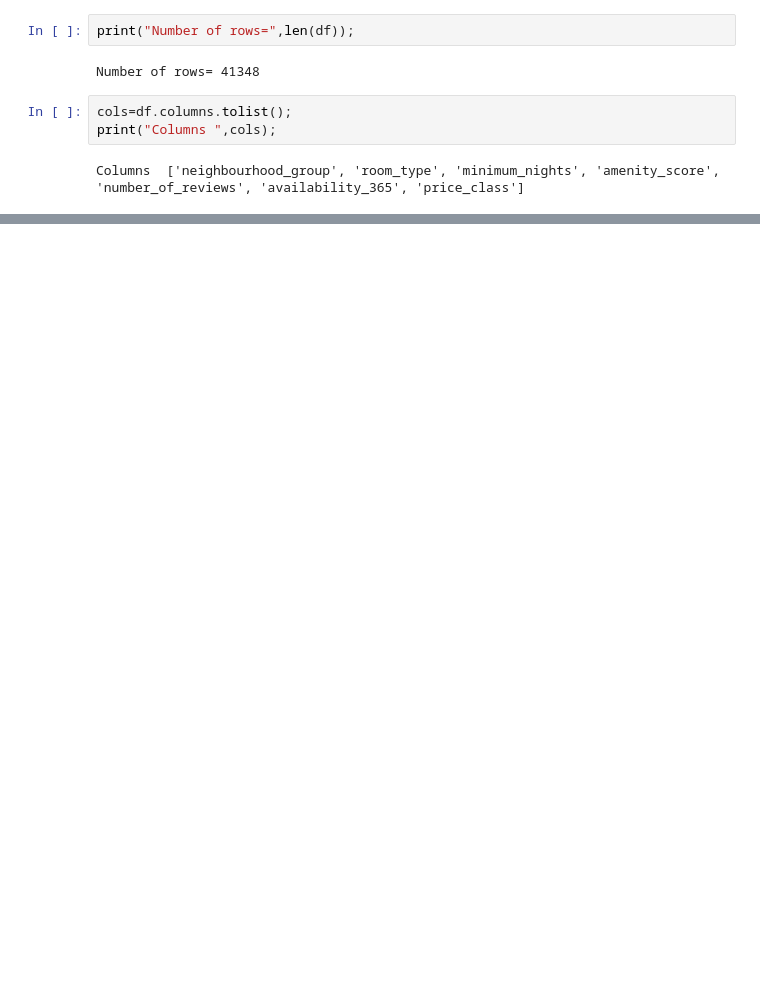
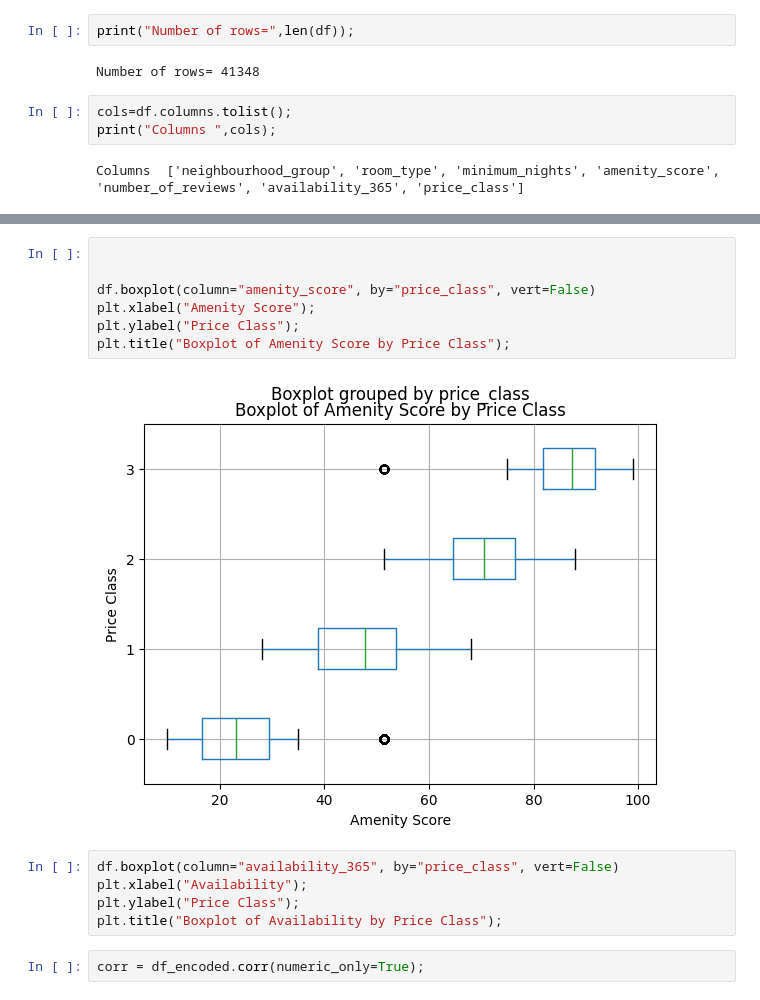
Before and after one commit to ZainGulbaz/Deep-Learning-PA1, a Jupyter notebook: eda.ipynb, the cells around one changed output, grey strips where cells are left out. Drawn from its saved outputs; the diff is of its cells as text; blank space fills up the shorter version.

```diff
--- a/eda.ipynb
+++ b/eda.ipynb
@@ -31,0 +183,16 @@ dtype: object
+# %%
+
+
+df.boxplot(column="amenity_score", by="price_class", vert=False)
+plt.xlabel("Amenity Score");
+plt.ylabel("Price Class");
+plt.title("Boxplot of Amenity Score by Price Class");
+# %% [output]
+[figure, added]
+# %%
+df.boxplot(column="availability_365", by="price_class", vert=False)
+plt.xlabel("Availability");
+plt.ylabel("Price Class");
+plt.title("Boxplot of Availability by Price Class");
+# %%
+corr = df_encoded.corr(numeric_only=True);
```
Also changed, not shown: parts of 15 cells of this notebook.
